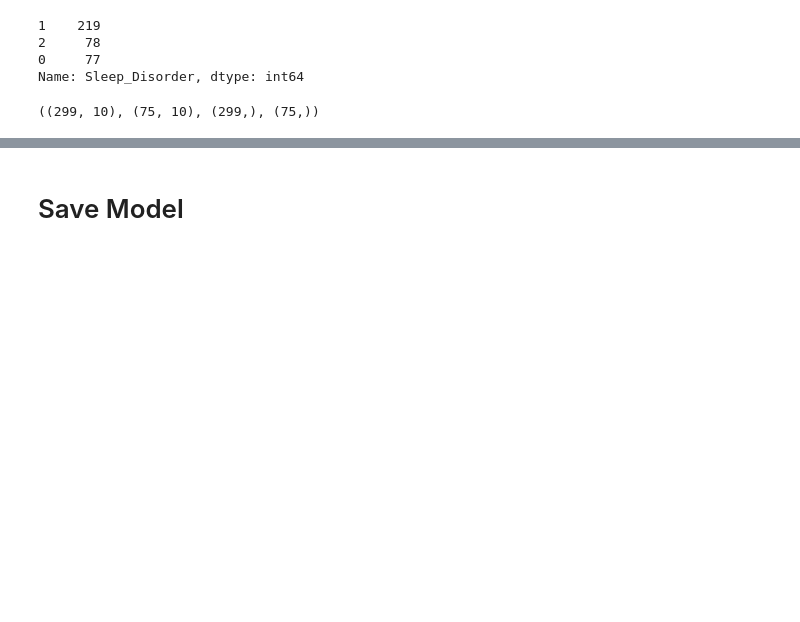
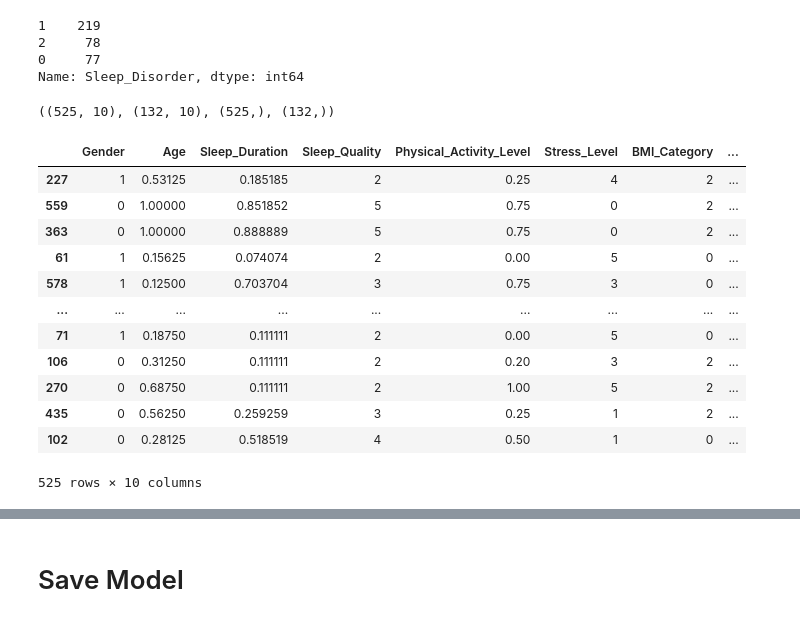
Before and after one commit to w0n0g1ren/Nyenyak, a Jupyter notebook: capstone_ml.ipynb, the cells around one changed output, grey strips where cells are left out. Saved outputs shown, nothing was run; the diff lists cells and outputs as text; code cells hidden in the pictures; blank space fills up the shorter version.

```diff
--- a/capstone_ml.ipynb
+++ b/capstone_ml.ipynb
@@ -526,6 +531,22 @@ Name: Sleep_Disorder, dtype: int64
 # %%
 #data traing 90% dan data testing 10% before random oversampling
-X_train, X_test, y_train, y_test = train_test_split(X, y, test_size=0.2, random_state=42)
+X_train, X_test, y_train, y_test = train_test_split(X_ros, y_ros, test_size=0.2, random_state=42)
 X_train.shape, X_test.shape, y_train.shape, y_test.shape
 # %% [output]
-((299, 10), (75, 10), (299,), (75,))
+((525, 10), (132, 10), (525,), (132,))
+# %%
+X_train
+# %% [output]
+|  | Gender | Age | Sleep_Duration | Sleep_Quality | Physical_Activity_Level | Stress_Level | BMI_Category | ... |
+| 227 | 1 | 0.53125 | 0.185185 | 2 | 0.25 | 4 | 2 | ... |
+| 559 | 0 | 1.00000 | 0.851852 | 5 | 0.75 | 0 | 2 | ... |
+| 363 | 0 | 1.00000 | 0.888889 | 5 | 0.75 | 0 | 2 | ... |
+| 61 | 1 | 0.15625 | 0.074074 | 2 | 0.00 | 5 | 0 | ... |
+| 578 | 1 | 0.12500 | 0.703704 | 3 | 0.75 | 3 | 0 | ... |
+| ... | ... | ... | ... | ... | ... | ... | ... | ... |
+| 71 | 1 | 0.18750 | 0.111111 | 2 | 0.00 | 5 | 0 | ... |
+| 106 | 0 | 0.31250 | 0.111111 | 2 | 0.20 | 3 | 2 | ... |
+| 270 | 0 | 0.68750 | 0.111111 | 2 | 1.00 | 5 | 2 | ... |
+| 435 | 0 | 0.56250 | 0.259259 | 3 | 0.25 | 1 | 2 | ... |
+| 102 | 0 | 0.28125 | 0.518519 | 4 | 0.50 | 1 | 0 | ... |
+525 rows × 10 columns
```
Also changed, not shown: parts of 16 cells of this notebook.
